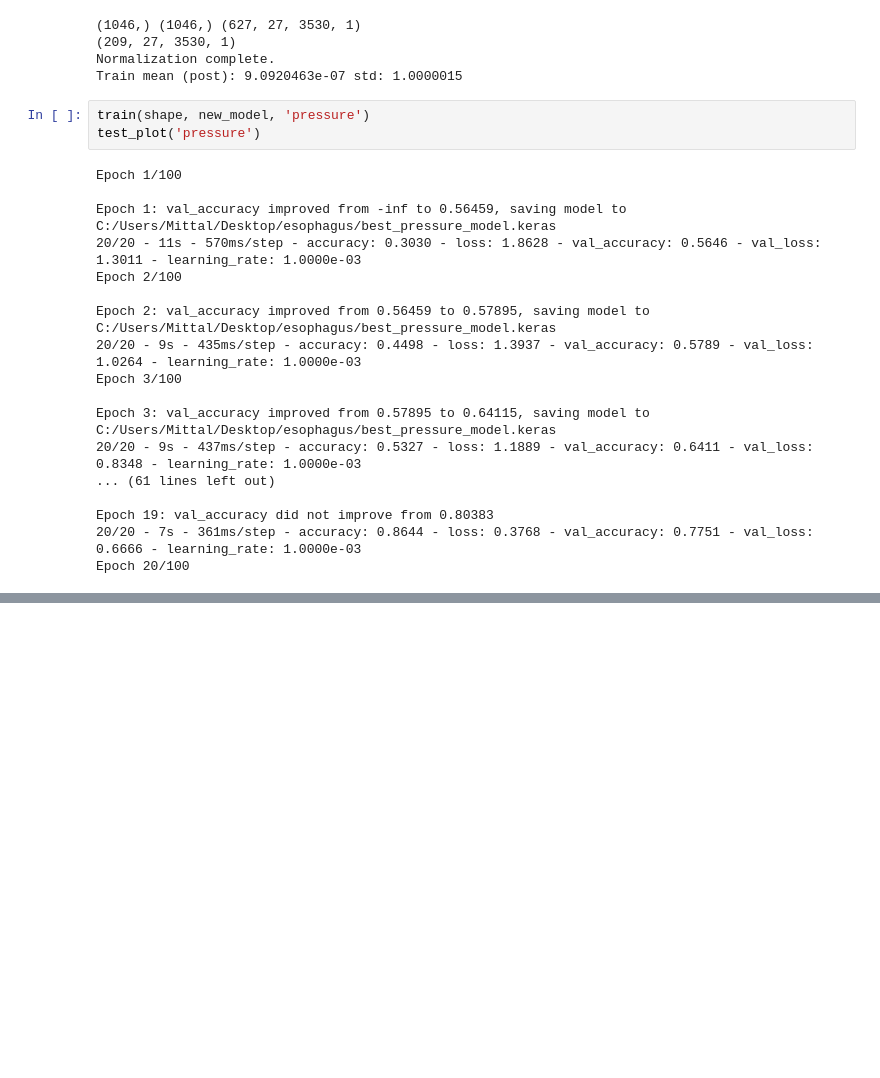
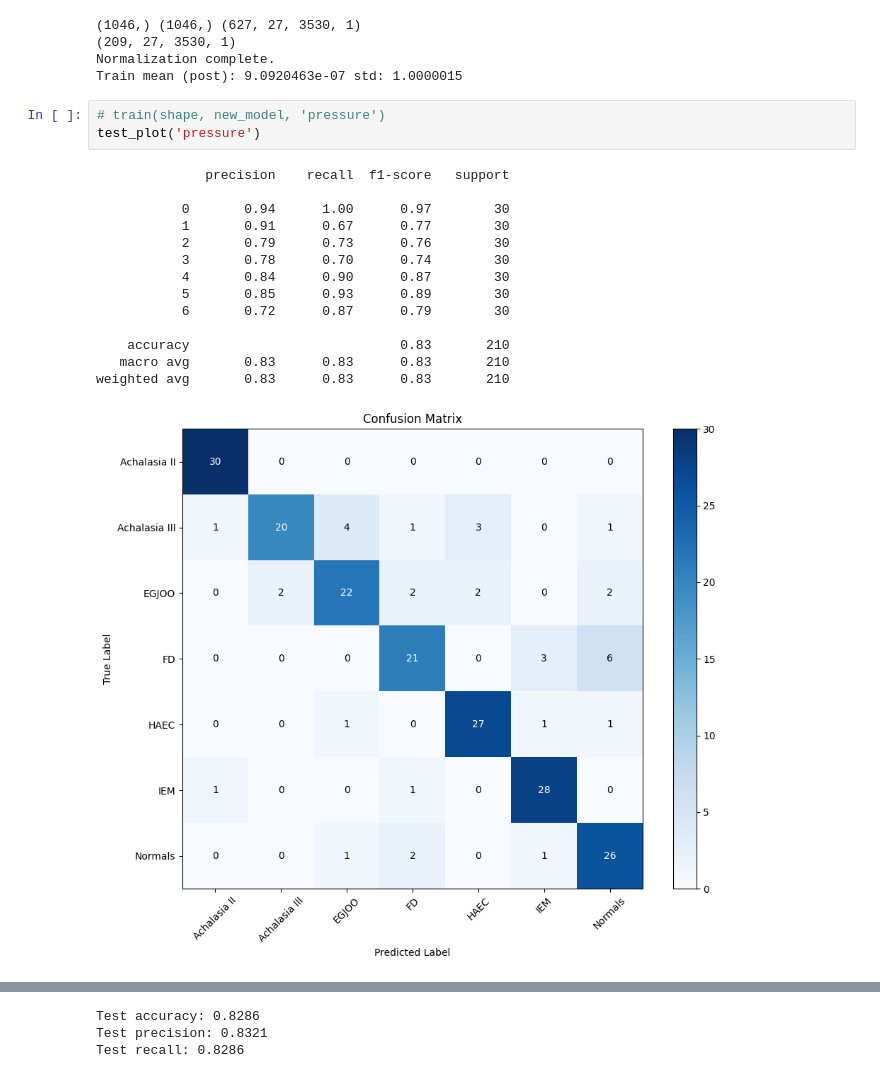
Before and after one commit to satvikak/esophagus, a Jupyter notebook: esophagus.ipynb, the cells around one changed output, grey strips where cells are left out. Cells and saved outputs as stored; diff of their text form; blank space fills up the shorter version.

```diff
--- a/esophagus.ipynb
+++ b/esophagus.ipynb
@@ -429,23 +445,20 @@ print("Train mean (post):", X_train.mean(), "std:", X_train.std())
 Normalization complete.
 Train mean (post): 9.0920463e-07 std: 1.0000015
 # %%
-train(shape, new_model, 'pressure')
+# train(shape, new_model, 'pressure')
 test_plot('pressure')
 # %% [output]
-Epoch 1/100
+              precision    recall  f1-score   support
 
-Epoch 1: val_accuracy improved from -inf to 0.56459, saving model to C:/Users/Mittal/Desktop/esophagus/best_pressure_model.keras
-20/20 - 11s - 570ms/step - accuracy: 0.3030 - loss: 1.8628 - val_accuracy: 0.5646 - val_loss: 1.3011 - learning_rate: 1.0000e-03
-Epoch 2/100
+           0       0.94      1.00      0.97        30
+           1       0.91      0.67      0.77        30
+           2       0.79      0.73      0.76        30
+           3       0.78      0.70      0.74        30
+           4       0.84      0.90      0.87        30
+           5       0.85      0.93      0.89        30
+           6       0.72      0.87      0.79        30
 
-Epoch 2: val_accuracy improved from 0.56459 to 0.57895, saving model to C:/Users/Mittal/Desktop/esophagus/best_pressure_model.keras
-20/20 - 9s - 435ms/step - accuracy: 0.4498 - loss: 1.3937 - val_accuracy: 0.5789 - val_loss: 1.0264 - learning_rate: 1.0000e-03
-Epoch 3/100
-
-Epoch 3: val_accuracy improved from 0.57895 to 0.64115, saving model to C:/Users/Mittal/Desktop/esophagus/best_pressure_model.keras
-20/20 - 9s - 437ms/step - accuracy: 0.5327 - loss: 1.1889 - val_accuracy: 0.6411 - val_loss: 0.8348 - learning_rate: 1.0000e-03
-... (61 lines left out)
-
-Epoch 19: val_accuracy did not improve from 0.80383
-20/20 - 7s - 361ms/step - accuracy: 0.8644 - loss: 0.3768 - val_accuracy: 0.7751 - val_loss: 0.6666 - learning_rate: 1.0000e-03
-Epoch 20/100
+    accuracy                           0.83       210
+   macro avg       0.83      0.83      0.83       210
+weighted avg       0.83      0.83      0.83       210
+[figure, added]
@@ -452,3 +473,6 @@ Epoch 20/100
+Test accuracy: 0.8286
+Test precision: 0.8321
+Test recall: 0.8286
 # %%
 X_impedance = np.stack(impedance_data_resized, axis=0)
 X_impedance = X_impedance[..., np.newaxis]
```
Also changed, not shown: parts of 17 cells of this notebook.
